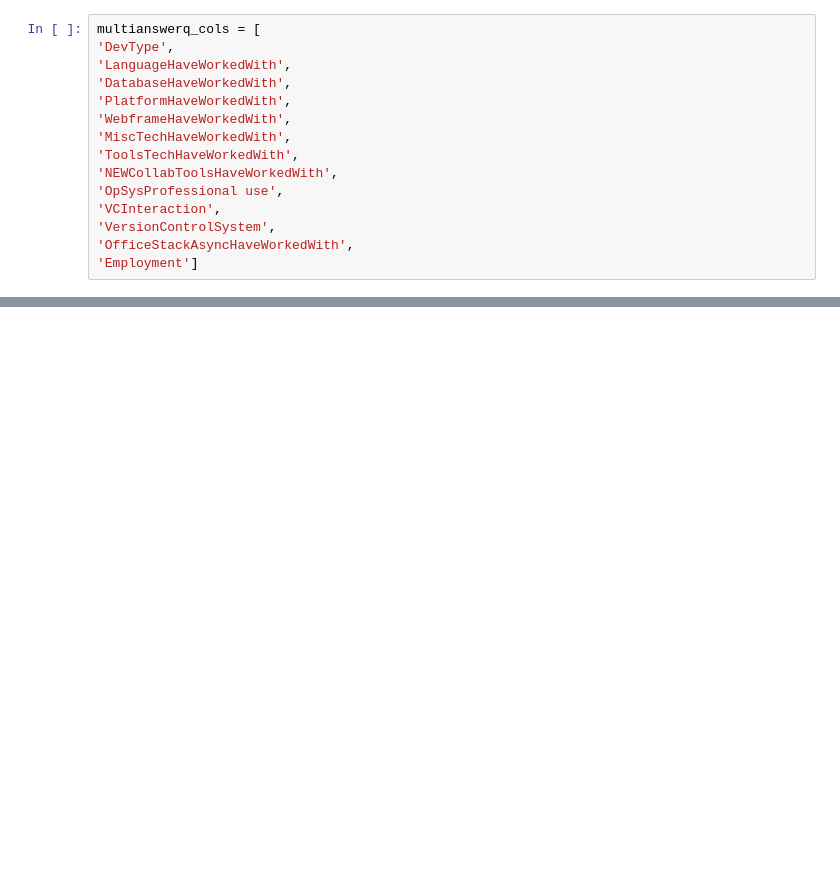
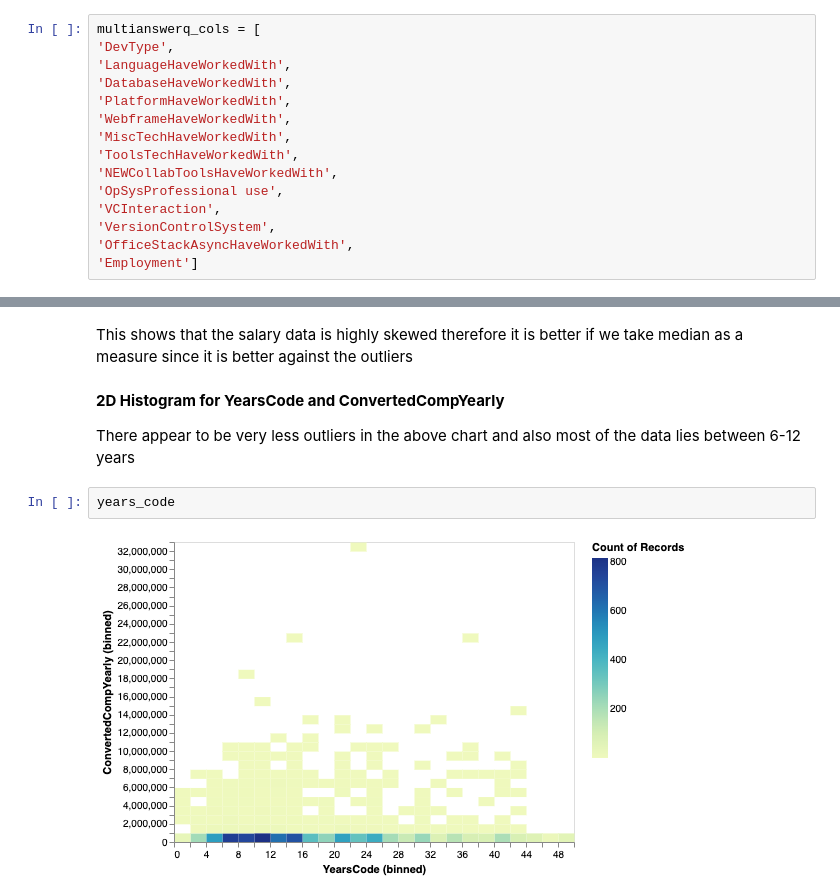
Before and after one commit to UBC-MDS/DSCI522-Group16-2022, a Jupyter notebook: Salaries_data_EDA_notebook.ipynb, the cells around one changed output, grey strips where cells are left out. Cells and saved outputs as stored; diff of their text form; blank space fills up the shorter version.

```diff
--- a/Salaries_data_EDA_notebook.ipynb
+++ b/Salaries_data_EDA_notebook.ipynb
@@ -320,0 +235,10 @@ alt.Chart(train_df).mark_rect().encode(
+# %% [markdown]
+This shows that the salary data is highly skewed therefore it is better if we take median as a measure since it is better against the outliers
+# %% [markdown]
+<b>2D Histogram for YearsCode and ConvertedCompYearly</b>
+
+There appear to be very less outliers in the above chart and also most of the data lies between 6-12 years
+# %%
+years_code
+# %% [output]
+[figure, added]
```
Also changed, not shown: parts of 61 cells of this notebook.
